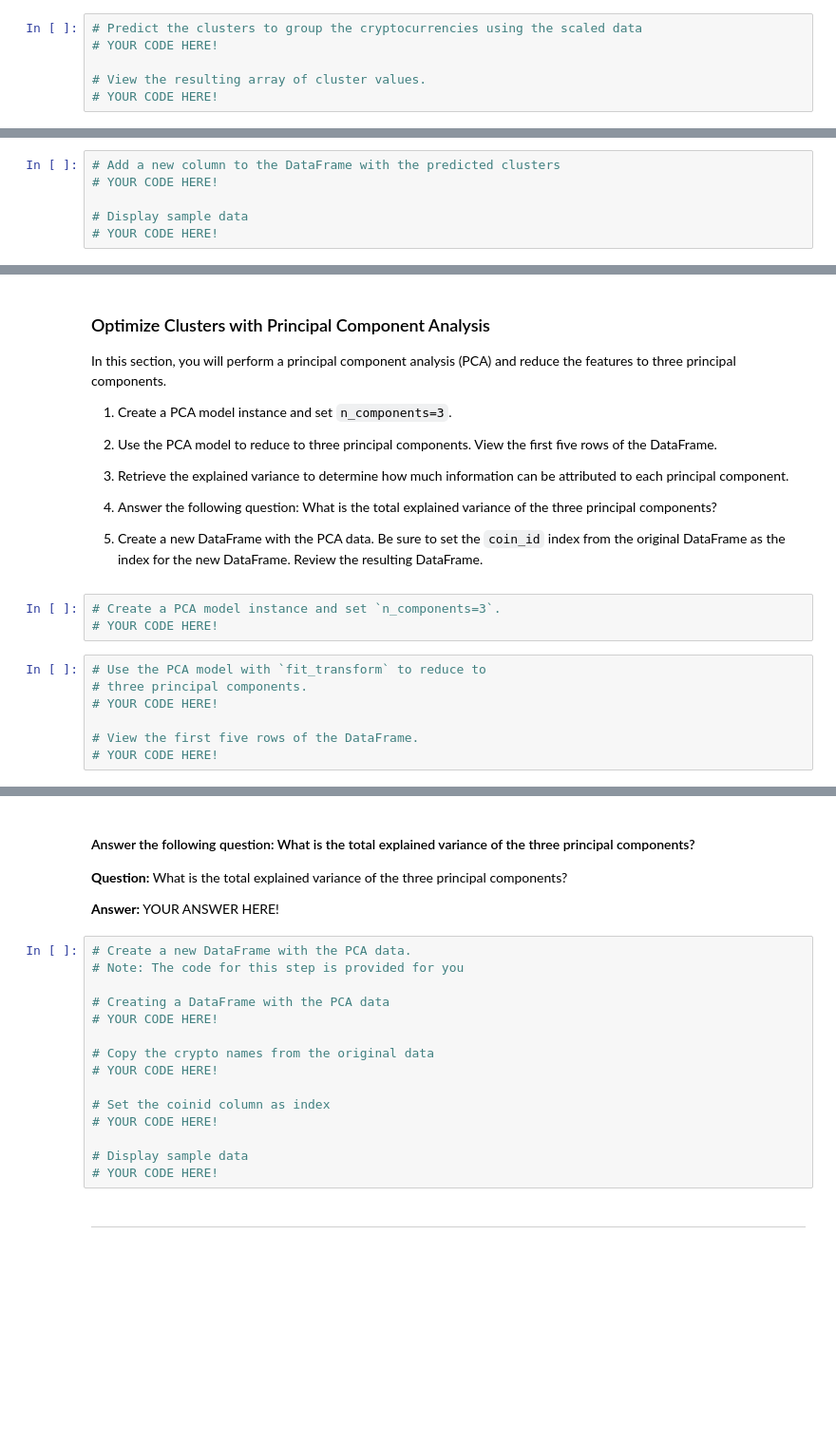
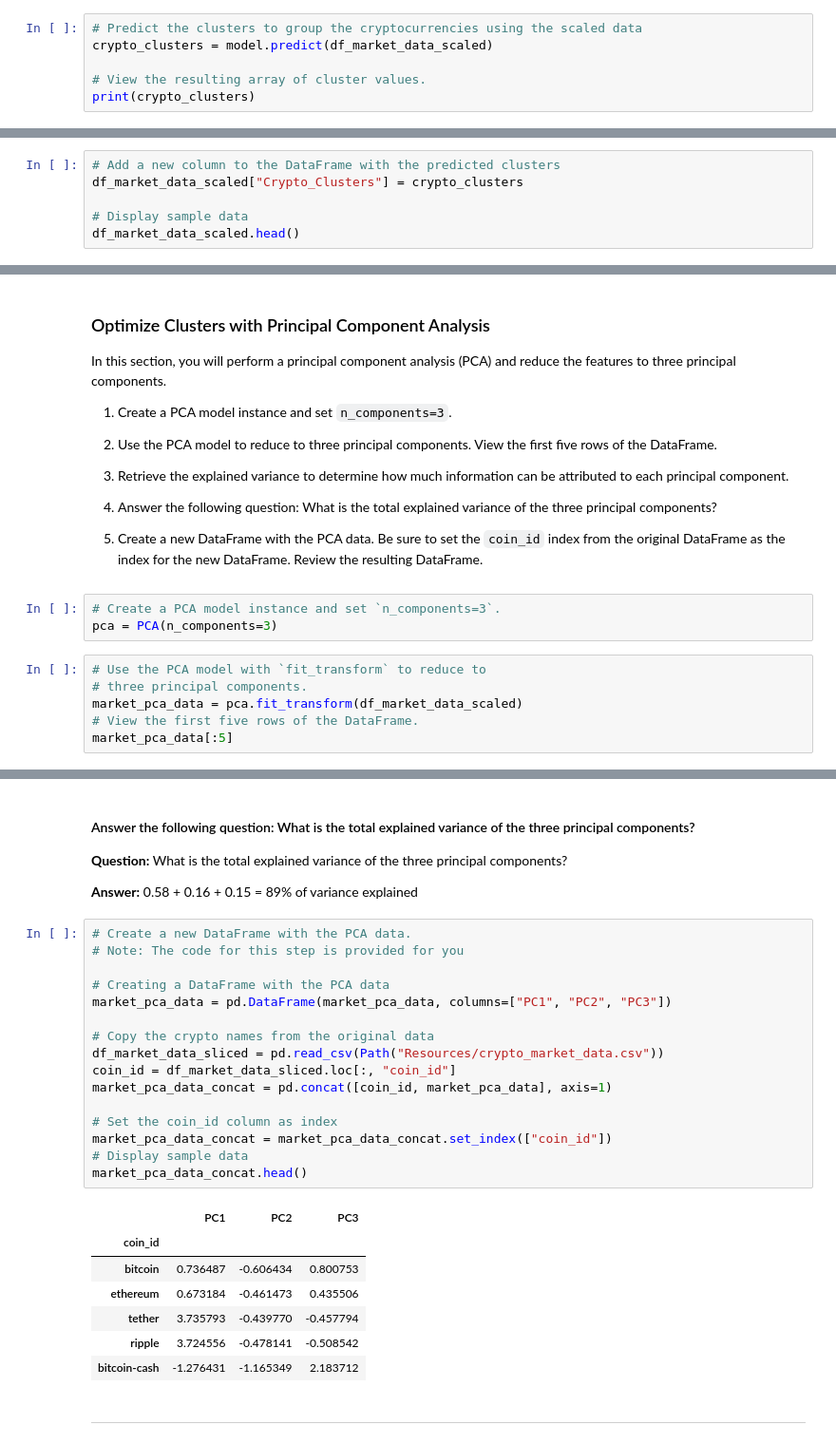
Before and after one commit to billybishop21/crypto_clusters, a Jupyter notebook: crypto_investments.ipynb, the cells around one changed output, grey strips where cells are left out. Shown at 95% size. Saved outputs shown, nothing was run; the diff lists cells and outputs as text; blank space fills up the shorter version.

Commit message:
created pca df including coin_id as index

```diff
--- a/crypto_investments.ipynb
+++ b/crypto_investments.ipynb
@@ -206,6 +211,6 @@ In this section, you will use the K-Means algorithm with the best value for `k`
 # %%
 # Predict the clusters to group the cryptocurrencies using the scaled data
-# YOUR CODE HERE!
+crypto_clusters = model.predict(df_market_data_scaled)
 
 # View the resulting array of cluster values.
-# YOUR CODE HERE!
+print(crypto_clusters)
@@ -212,6 +220,6 @@ In this section, you will use the K-Means algorithm with the best value for `k`
 # %%
 # Add a new column to the DataFrame with the predicted clusters
-# YOUR CODE HERE!
+df_market_data_scaled["Crypto_Clusters"] = crypto_clusters
 
 # Display sample data
-# YOUR CODE HERE!
+df_market_data_scaled.head()
@@ -240,11 +265,10 @@ In this section, you will perform a principal component analysis (PCA) and reduc
 5. Create a new DataFrame with the PCA data. Be sure to set the `coin_id` index from the original DataFrame as the index for the new DataFrame. Review the resulting DataFrame.
 # %%
 # Create a PCA model instance and set `n_components=3`.
-# YOUR CODE HERE!
+pca = PCA(n_components=3)
 # %%
 # Use the PCA model with `fit_transform` to reduce to
 # three principal components.
-# YOUR CODE HERE!
-
+market_pca_data = pca.fit_transform(df_market_data_scaled)
 # View the first five rows of the DataFrame.
-# YOUR CODE HERE!
+market_pca_data[:5]
@@ -257,22 +289,31 @@ In this section, you will perform a principal component analysis (PCA) and reduc
 
 **Question:** What is the total explained variance of the three principal components?
 
-**Answer:** YOUR ANSWER HERE!
+**Answer:** 0.58 + 0.16 + 0.15 = 89% of variance explained
 # %%
 # Create a new DataFrame with the PCA data.
 # Note: The code for this step is provided for you
 
 # Creating a DataFrame with the PCA data
-# YOUR CODE HERE!
+market_pca_data = pd.DataFrame(market_pca_data, columns=["PC1", "PC2", "PC3"])
 
 # Copy the crypto names from the original data
-# YOUR CODE HERE!
+df_market_data_sliced = pd.read_csv(Path("Resources/crypto_market_data.csv"))
+coin_id = df_market_data_sliced.loc[:, "coin_id"]
+market_pca_data_concat = pd.concat([coin_id, market_pca_data], axis=1)
 
-# Set the coinid column as index
-# YOUR CODE HERE!
-
+# Set the coin_id column as index
+market_pca_data_concat = market_pca_data_concat.set_index(["coin_id"])
 # Display sample data
-# YOUR CODE HERE!
+market_pca_data_concat.head()
+# %% [output]
+|  | PC1 | PC2 | PC3 |
+| coin_id |  |  |  |
+| bitcoin | 0.736487 | -0.606434 | 0.800753 |
+| ethereum | 0.673184 | -0.461473 | 0.435506 |
+| tether | 3.735793 | -0.439770 | -0.457794 |
+| ripple | 3.724556 | -0.478141 | -0.508542 |
+| bitcoin-cash | -1.276431 | -1.165349 | 2.183712 |
 # %% [markdown]
 ---
 # %% [markdown]
```
Also changed, not shown: parts of 8 cells of this notebook.
